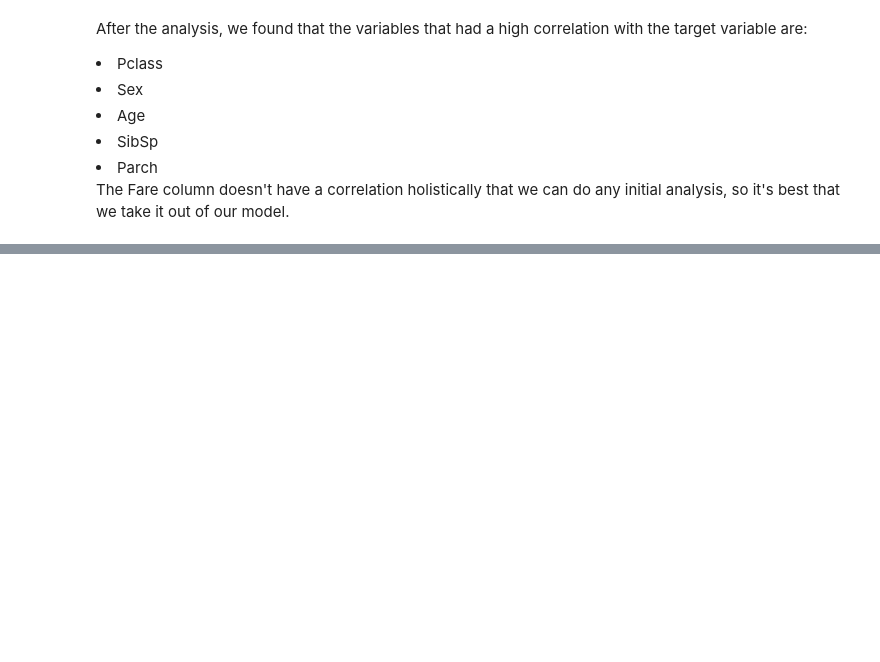
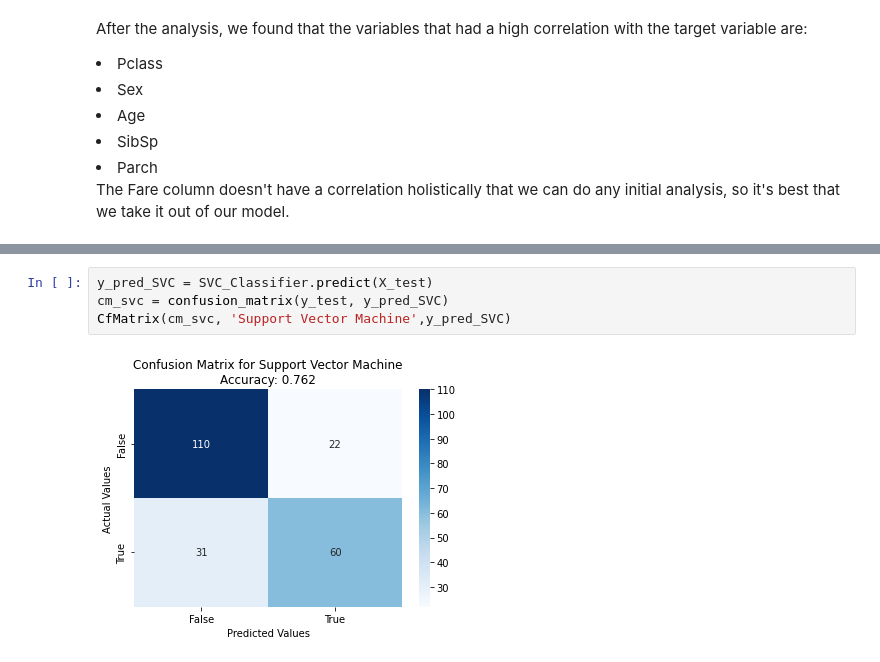
Before and after one commit to PatrickVieira1/Titanic-Kaggle, a Jupyter notebook: titanic.ipynb, the cells around one changed output, grey strips where cells are left out. Saved outputs shown, nothing was run; the diff lists cells and outputs as text; blank space fills up the shorter version.

```diff
--- a/titanic.ipynb
+++ b/titanic.ipynb
@@ -168,0 +257,6 @@ The Fare column doesn't have a correlation holistically that we can do any initi
+# %%
+y_pred_SVC = SVC_Classifier.predict(X_test)
+cm_svc = confusion_matrix(y_test, y_pred_SVC)
+CfMatrix(cm_svc, 'Support Vector Machine',y_pred_SVC)
+# %% [output]
+[figure, added]
```
Also changed, not shown: parts of 20 cells of this notebook.
